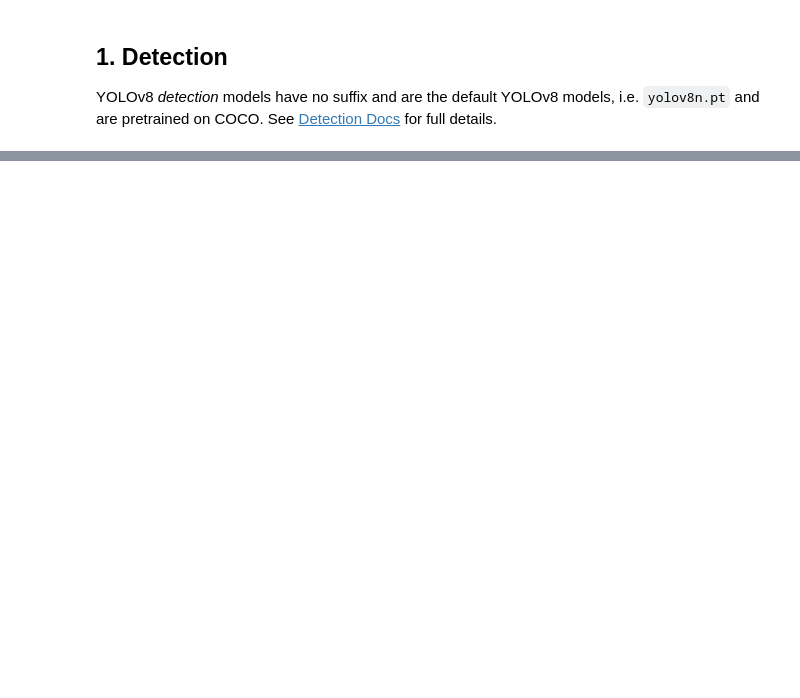
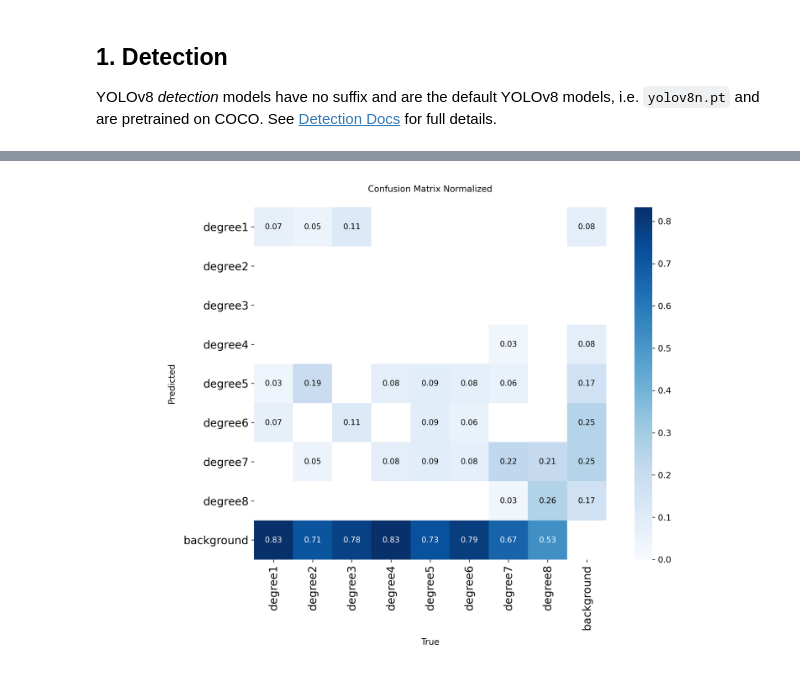
Before and after one commit to Bca72/Computer-Vision-Project-Overview, a Jupyter notebook: Copy_of_YOLOv8_Tutorial.ipynb, the cells around one changed output, grey strips where cells are left out. Cells and saved outputs as stored; diff of their text form; code cells hidden in the pictures; blank space fills up the shorter version.

```diff
--- a/Copy_of_YOLOv8_Tutorial.ipynb
+++ b/Copy_of_YOLOv8_Tutorial.ipynb
@@ -744,0 +312,7 @@ Starting training for 3 epochs...
+# %%
+%matplotlib inline
+from PIL import Image
+
+Image.open('runs/detect/train/confusion_matrix_normalized.png')
+# %% [output]
+[figure, added]
```
Also changed, not shown: parts of 15 cells of this notebook.
